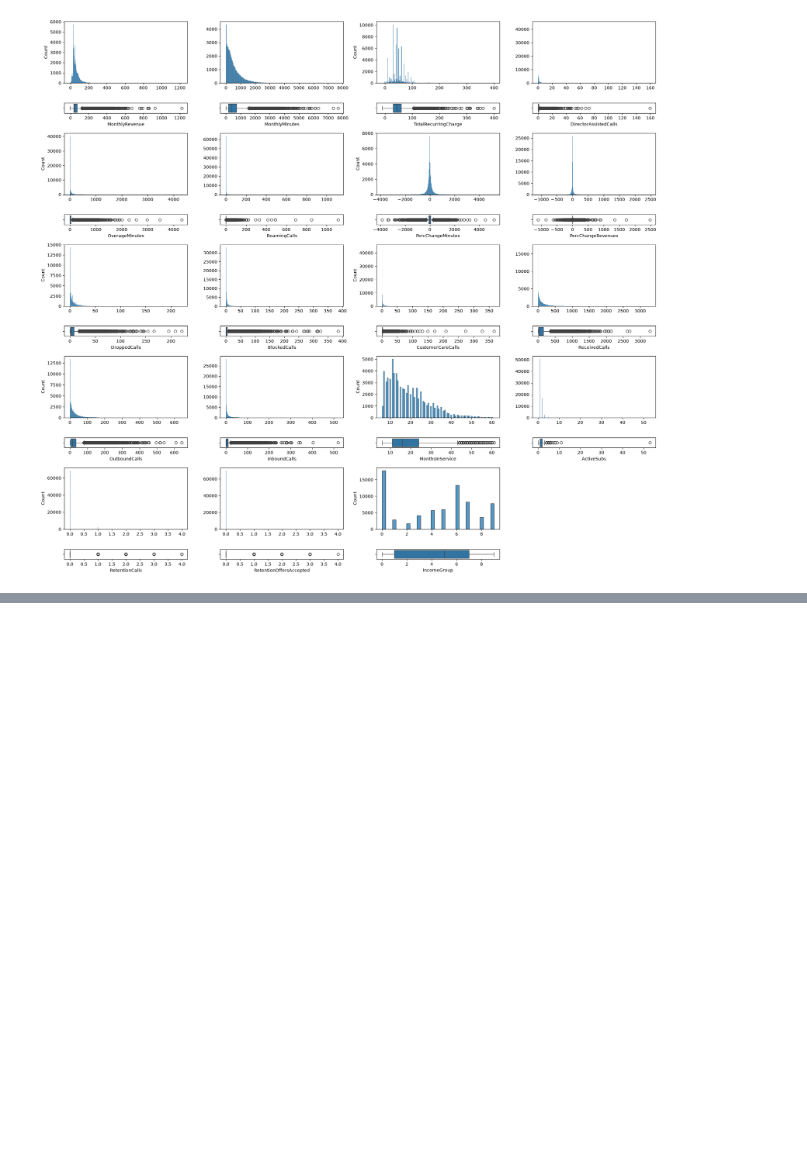
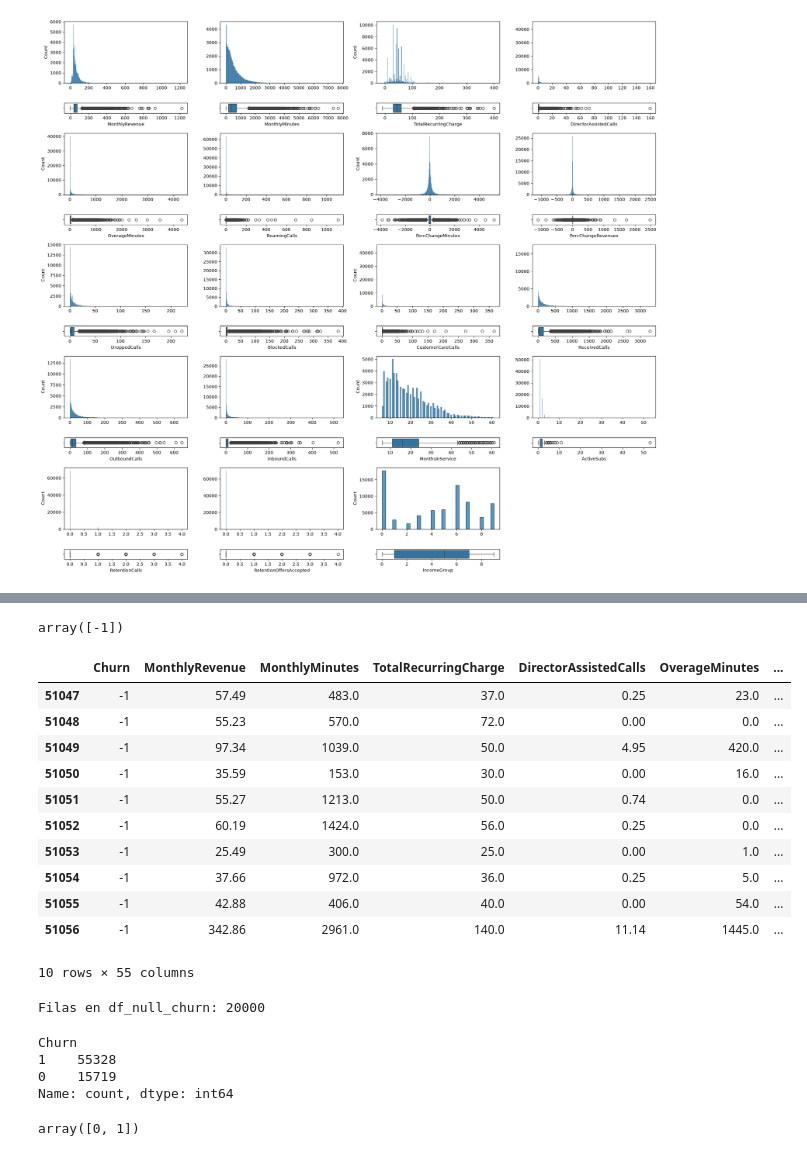
Before and after one commit to 4GeeksAcademy/ProyectoFinalDS_Churn_Pablo_Sahid, a Jupyter notebook: src/explore.ipynb, the cells around one changed output, grey strips where cells are left out. Saved outputs shown, nothing was run; the diff lists cells and outputs as text; code cells hidden in the pictures; blank space fills up the shorter version.

```diff
--- a/src/explore.ipynb
+++ b/src/explore.ipynb
@@ -338,0 +419,4 @@ plt.show()
+# %%
+for col in df2_copy.columns:    # registra todas las columnas factorizadas del dataframe df2_copy y verifica si hay algún null.
+    if df2_copy[col].dtype == 'int64' and df2_copy[col].isnull().sum() > 0:
+        print("HAY NULOS")
@@ -338,0 +425,9 @@ plt.show()
+# %%
+# Rellenar los valores nulls de las columnas numéricas con la media de cada columna
+
+for col in df2_copy.columns: #recorro todas las columnas del dataframe
+    if df2_copy[col].dtype == 'float64' and df2_copy[col].isnull().sum() > 0: #columna numérica con nulos:
+        mean_value = df2_copy[col].mean() #Almaceno la media de la columna en una variable
+        df2_copy[col] = df2_copy[col].fillna(mean_value) #sustituyo los nulos por la media
+
+df2_copy.info() #comprobación de que se han rellenado los valores nulls de las columnas numéricas con la media de cada columna
@@ -338,0 +569,5 @@ plt.show()
+# %%
+# Generar dataframe con las filas en las que Churn es nulo a partir de df2
+df_null_churn = df2[df2['Churn'] == -1].copy()
+
+df_null_churn.info() #comprobación de que se han generado las filas con valores nulos en Churn
@@ -338,0 +594,9 @@ plt.show()
+# %%
+# Rellenar los valores nulls de las columnas numéricas con la media de cada columna
+
+for col in df_null_churn.columns: #recorro todas las columnas del dataframe
+    if df_null_churn[col].dtype == 'float64' and df_null_churn[col].isnull().sum() > 0: #columna numérica con nulos:
+        mean_value = df_null_churn[col].mean() #Almaceno la media de la columna en una variable
+        df_null_churn[col] = df_null_churn[col].fillna(mean_value) #sustituyo los nulos por la media
+
+df_null_churn.info() #comprobación de que se han rellenado los valores nulls de las columnas numéricas con la media de cada columna
@@ -338,0 +621,45 @@ plt.show()
+# %%
+df_null_churn['Churn'].unique() #comprobación de que la columna Churn sigue teniendo valores nulos
+# %% [output]
+array([-1])
+# %%
+df_null_churn.head(10)
+# %% [output]
+|  | Churn | MonthlyRevenue | MonthlyMinutes | TotalRecurringCharge | DirectorAssistedCalls | OverageMinutes | ... |
+| 51047 | -1 | 57.49 | 483.0 | 37.0 | 0.25 | 23.0 | ... |
+| 51048 | -1 | 55.23 | 570.0 | 72.0 | 0.00 | 0.0 | ... |
+| 51049 | -1 | 97.34 | 1039.0 | 50.0 | 4.95 | 420.0 | ... |
+| 51050 | -1 | 35.59 | 153.0 | 30.0 | 0.00 | 16.0 | ... |
+| 51051 | -1 | 55.27 | 1213.0 | 50.0 | 0.74 | 0.0 | ... |
+| 51052 | -1 | 60.19 | 1424.0 | 56.0 | 0.25 | 0.0 | ... |
+| 51053 | -1 | 25.49 | 300.0 | 25.0 | 0.00 | 1.0 | ... |
+| 51054 | -1 | 37.66 | 972.0 | 36.0 | 0.25 | 5.0 | ... |
+| 51055 | -1 | 42.88 | 406.0 | 40.0 | 0.00 | 54.0 | ... |
+| 51056 | -1 | 342.86 | 2961.0 | 140.0 | 11.14 | 1445.0 | ... |
+10 rows × 55 columns
+# %%
+print("Filas en df_null_churn:", len(df_null_churn))
+# %% [output]
+Filas en df_null_churn: 20000
+# %%
+# Preparamos las features en el mismo orden y con las mismas columnas que X_train
+X_to_predict = df_null_churn.drop(columns=['Churn'])
+X_to_predict = X_to_predict[X_train.columns]  # aseguramos mismo orden de columnas
+
+# Predecimos (usa best_model si quieres el optimizado, o xgb_model si prefieres el primero)
+predicciones = best_model.predict(X_to_predict)
+
+# Volcamos las predicciones en df2, en las filas que tenían Churn == -1
+df2.loc[df_null_churn.index, 'Churn'] = predicciones
+
+# Comprobación: ya no debería haber -1 en Churn
+df2['Churn'].value_counts()
+# %% [output]
+Churn
+1    55328
+0    15719
+Name: count, dtype: int64
+# %%
+df2.Churn.unique() #comprobación de que ya no hay valores nulos en Churn
+# %% [output]
+array([0, 1])
```
Also changed, not shown: parts of 28 cells of this notebook, 1 other file.
